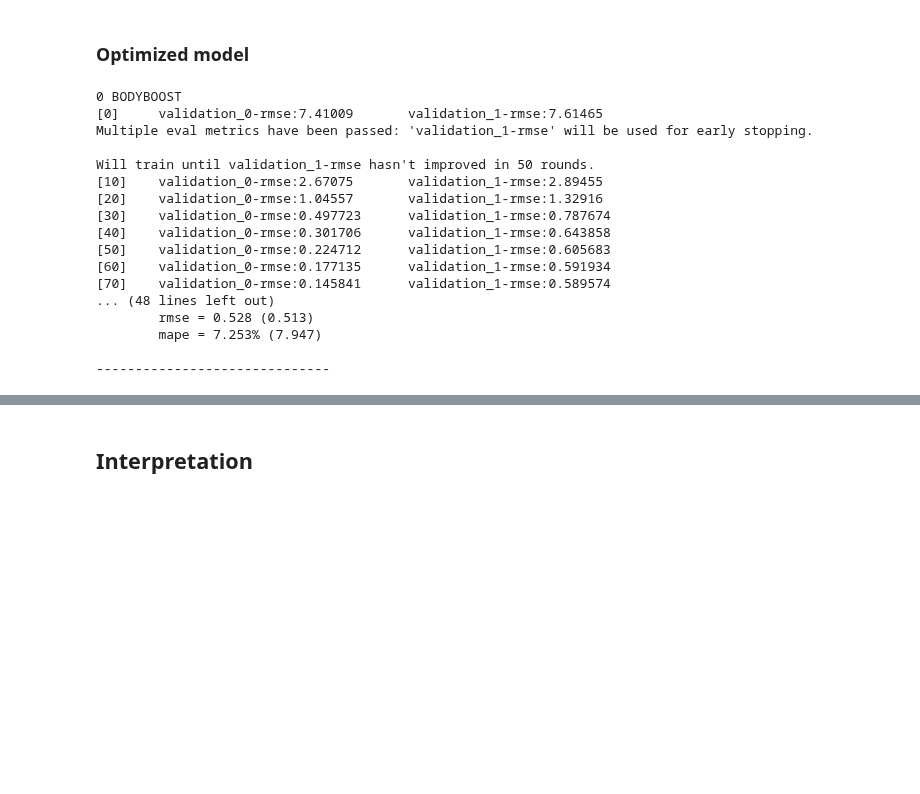
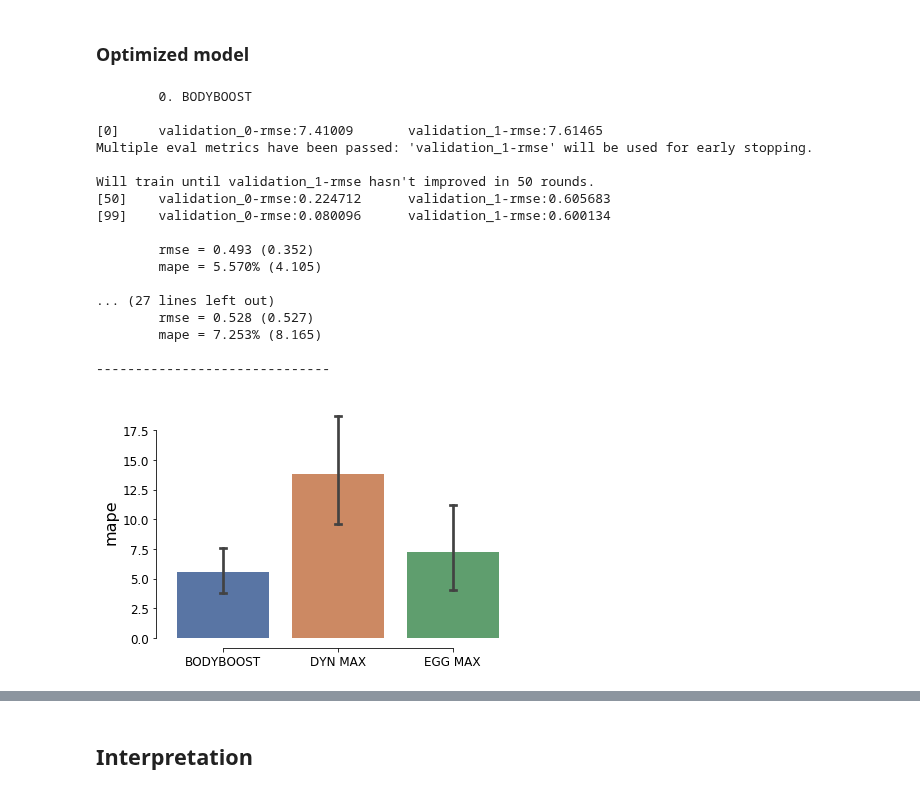
Before and after one commit to romainmartinez/synchro, a Jupyter notebook: synchro.ipynb, the cells around one changed output, grey strips where cells are left out. Saved outputs shown, nothing was run; the diff lists cells and outputs as text; code cells hidden in the pictures; blank space fills up the shorter version.

Commit message:
feature importance and evaluation

```diff
--- a/synchro.ipynb
+++ b/synchro.ipynb
@@ -15,6 +15,7 @@ if not FIG_STYLE.is_file():
     !wget --no-check-certificate --content-disposition https://github.com/romainmartinez/cookbook/raw/master/python/fig_style.py
 from fig_style import get_style, show
 plt.rcParams.update(get_style(style='mrtnz', figsize='two_col'))
+palette = 'deep'
 
 # to make this notebook's output stable across runs
 RANDOM_SEED = 42
@@ -177,26 +178,20 @@ from sklearn.metrics import mean_squared_error
 
 
 def mape(y_test, y_pred):
-    val = (np.abs((y_test - y_pred) / y_test)) * 100
-    return np.mean(val), np.std(val)
+    return (np.abs((y_test - y_pred) / y_test)) * 100
 
 
 def rmse(y_test, y_pred):
-    val = np.sqrt(((y_test - y_pred)**2))
-    return np.mean(val), np.std(val)
+    return np.sqrt(((y_test - y_pred)**2))
 
 
 def evaluate(y_test, y_pred):
-    d = {}
-    d['rmse_mu'], d['rmse_std'] = rmse(y_test, y_pred)
-    d['mape_mu'], d['mape_std'] = mape(y_test, y_pred)
-
+    d = {'rmse': rmse(y_test, y_pred), 'mape': mape(y_test, y_pred)}
     print(f"""
-    \trmse = {d['rmse_mu']:.3f} ({d['rmse_std']:.3f})
-    \tmape = {d['mape_mu']:.3f}% ({d['mape_std']:.3f})
+    \trmse = {d['rmse'].mean():.3f} ({d['rmse'].std():.3f})
+    \tmape = {d['mape'].mean():.3f}% ({d['mape'].std():.3f})
     """)
-
-    return pd.Series(d)
+    return d
 # %%
 from skopt import BayesSearchCV, dump, load
 
@@ -237,7 +232,7 @@ Best params: {self.bayes_cv_tuner.best_params_}
 from xgboost import XGBRegressor
 
 OPT = False
-ITERATIONS = 10
+ITERATIONS = 100
 
 params = {'n_jobs': 1, 'silent': 1, 'tree_method': 'approx'}
 
@@ -271,10 +266,10 @@ if OPT:
 USE_OPT = False
 
 boosted = {}
-evaluation = pd.DataFrame()
+evaluation = {}
 
 for itarget, itarget_name in enumerate(targets):
-    print(itarget, itarget_name)
+    print(f'\t{itarget}. {itarget_name}\n')
 
     if USE_OPT:
         opt_params = load(f'opt/{itarget_name}_bayes_search.pkl').best_params_
@@ -293,26 +288,38 @@ for itarget, itarget_name in enumerate(targets):
                                                      y_test[itarget_name])],
         early_stopping_rounds=50,
         eval_metric='rmse',
-        verbose=10)
+        verbose=50)
 
-    evaluation[itarget_name] = evaluate(y_test[itarget_name], boosted[itarget_name].predict(X_test))
+    evaluation[itarget_name] = evaluate(y_test[itarget_name],
+                                        boosted[itarget_name].predict(X_test))
+    evaluation[itarget_name]['test'] = [
+        itarget_name for i in range(len(evaluation[itarget_name]['rmse']))
+    ]
 
     print(f'{"-" * 30}\n')
+evaluation = pd.concat([pd.DataFrame(evaluation[itest]) for itest in evaluation.keys()])
 # %% [output]
-0 BODYBOOST
+        0. BODYBOOST
+
 [0]     validation_0-rmse:7.41009       validation_1-rmse:7.61465
 Multiple eval metrics have been passed: 'validation_1-rmse' will be used for early stopping.
 
 Will train until validation_1-rmse hasn't improved in 50 rounds.
-[10]    validation_0-rmse:2.67075       validation_1-rmse:2.89455
-[20]    validation_0-rmse:1.04557       validation_1-rmse:1.32916
-[30]    validation_0-rmse:0.497723      validation_1-rmse:0.787674
-[40]    validation_0-rmse:0.301706      validation_1-rmse:0.643858
 [50]    validation_0-rmse:0.224712      validation_1-rmse:0.605683
-[60]    validation_0-rmse:0.177135      validation_1-rmse:0.591934
-[70]    validation_0-rmse:0.145841      validation_1-rmse:0.589574
-... (48 lines left out)
-        rmse = 0.528 (0.513)
-        mape = 7.253% (7.947)
+[99]    validation_0-rmse:0.080096      validation_1-rmse:0.600134
+
+        rmse = 0.493 (0.352)
+        mape = 5.570% (4.105)
+
+... (27 lines left out)
+        rmse = 0.528 (0.527)
+        mape = 7.253% (8.165)
 
 ------------------------------
+# %%
+fig, ax = plt.subplots()
+sns.barplot(x='test', y='mape', data=evaluation, capsize=0.05, palette=palette)
+ax.set_xlabel('')
+show()
+# %% [output]
+[figure, added]
```
Also changed, not shown: parts of 12 cells of this notebook, 12 other files.
